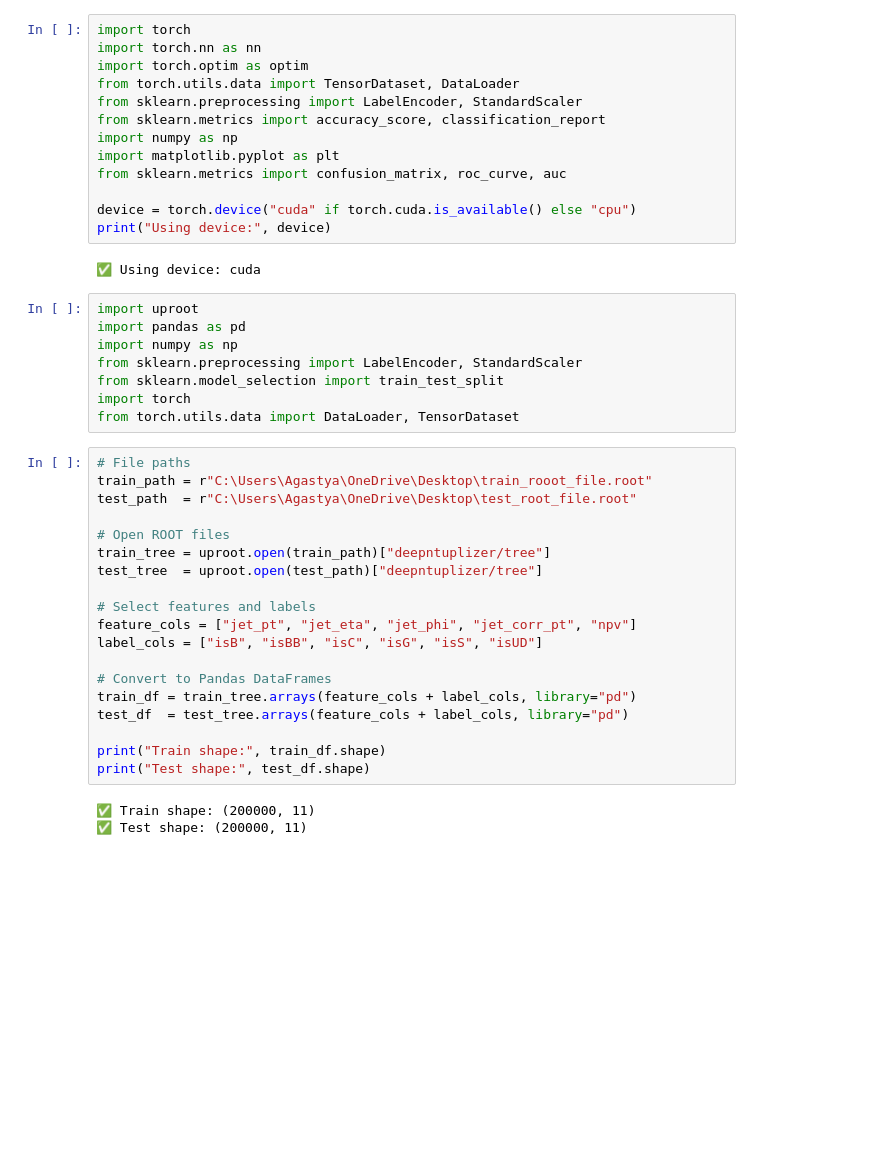
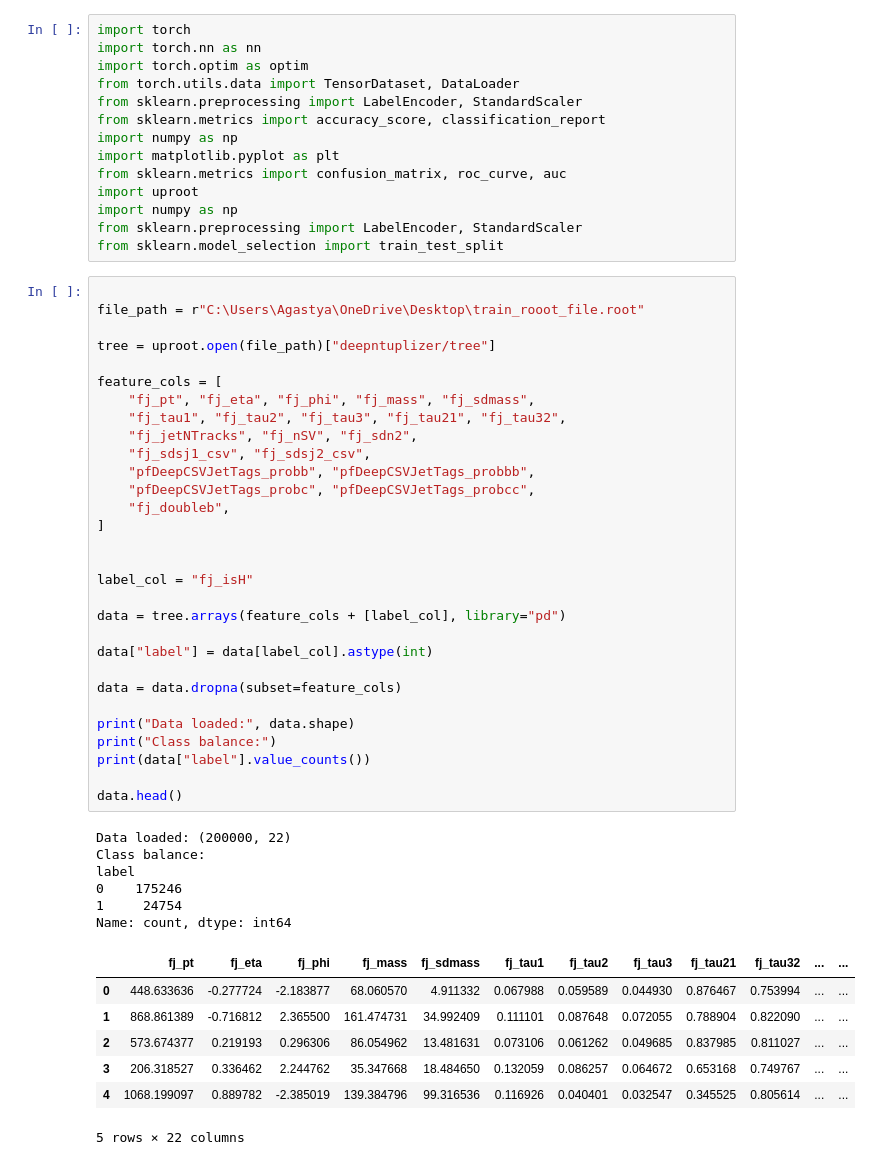
Before and after one commit to agotam3104/hbb_jet_tagging, a Jupyter notebook: notebooks/CERN_Pytorch_model.ipynb, the cells around one changed output. Saved outputs shown, nothing was run; the diff lists cells and outputs as text; blank space fills up the shorter version.

```diff
--- a/notebooks/CERN_Pytorch_model.ipynb
+++ b/notebooks/CERN_Pytorch_model.ipynb
@@ -8,41 +8,54 @@ from sklearn.metrics import accuracy_score, classification_report
 import numpy as np
 import matplotlib.pyplot as plt
 from sklearn.metrics import confusion_matrix, roc_curve, auc
-
-device = torch.device("cuda" if torch.cuda.is_available() else "cpu")
-print("Using device:", device)
+import uproot
+import numpy as np
+from sklearn.preprocessing import LabelEncoder, StandardScaler
+from sklearn.model_selection import train_test_split
-# %% [output]
-✅ Using device: cuda
-# %%
-import uproot
-import pandas as pd
-import numpy as np
-from sklearn.preprocessing import LabelEncoder, StandardScaler
-from sklearn.model_selection import train_test_split
-import torch
-from torch.utils.data import DataLoader, TensorDataset
 # %%
-# File paths
-train_path = r"C:\Users\Agastya\OneDrive\Desktop\train_rooot_file.root"
-test_path  = r"C:\Users\Agastya\OneDrive\Desktop\test_root_file.root"
 
-# Open ROOT files
-train_tree = uproot.open(train_path)["deepntuplizer/tree"]
-test_tree  = uproot.open(test_path)["deepntuplizer/tree"]
+file_path = r"C:\Users\Agastya\OneDrive\Desktop\train_rooot_file.root"
 
-# Select features and labels
-feature_cols = ["jet_pt", "jet_eta", "jet_phi", "jet_corr_pt", "npv"]
-label_cols = ["isB", "isBB", "isC", "isG", "isS", "isUD"]
+tree = uproot.open(file_path)["deepntuplizer/tree"]
 
-# Convert to Pandas DataFrames
-train_df = train_tree.arrays(feature_cols + label_cols, library="pd")
-test_df  = test_tree.arrays(feature_cols + label_cols, library="pd")
+feature_cols = [
+    "fj_pt", "fj_eta", "fj_phi", "fj_mass", "fj_sdmass",
+    "fj_tau1", "fj_tau2", "fj_tau3", "fj_tau21", "fj_tau32",
+    "fj_jetNTracks", "fj_nSV", "fj_sdn2",
+    "fj_sdsj1_csv", "fj_sdsj2_csv",
+    "pfDeepCSVJetTags_probb", "pfDeepCSVJetTags_probbb",
+    "pfDeepCSVJetTags_probc", "pfDeepCSVJetTags_probcc",
+    "fj_doubleb",
+]
 
-print("Train shape:", train_df.shape)
-print("Test shape:", test_df.shape)
+
+label_col = "fj_isH"
+
+data = tree.arrays(feature_cols + [label_col], library="pd")
+
+data["label"] = data[label_col].astype(int)
+
+data = data.dropna(subset=feature_cols)
+
+print("Data loaded:", data.shape)
+print("Class balance:")
+print(data["label"].value_counts())
+
+data.head()
 # %% [output]
-✅ Train shape: (200000, 11)
-✅ Test shape: (200000, 11)
+Data loaded: (200000, 22)
+Class balance:
+label
+0    175246
+1     24754
+Name: count, dtype: int64
+|  | fj_pt | fj_eta | fj_phi | fj_mass | fj_sdmass | fj_tau1 | fj_tau2 | fj_tau3 | fj_tau21 | fj_tau32 | ... | ... |
+| 0 | 448.633636 | -0.277724 | -2.183877 | 68.060570 | 4.911332 | 0.067988 | 0.059589 | 0.044930 | 0.876467 | 0.753994 | ... | ... |
+| 1 | 868.861389 | -0.716812 | 2.365500 | 161.474731 | 34.992409 | 0.111101 | 0.087648 | 0.072055 | 0.788904 | 0.822090 | ... | ... |
+| 2 | 573.674377 | 0.219193 | 0.296306 | 86.054962 | 13.481631 | 0.073106 | 0.061262 | 0.049685 | 0.837985 | 0.811027 | ... | ... |
+| 3 | 206.318527 | 0.336462 | 2.244762 | 35.347668 | 18.484650 | 0.132059 | 0.086257 | 0.064672 | 0.653168 | 0.749767 | ... | ... |
+| 4 | 1068.199097 | 0.889782 | -2.385019 | 139.384796 | 99.316536 | 0.116926 | 0.040401 | 0.032547 | 0.345525 | 0.805614 | ... | ... |
+5 rows × 22 columns
 # %%
 import uproot
 import pandas as pd
```
Also changed, not shown: parts of 8 cells of this notebook, 4 other files.
